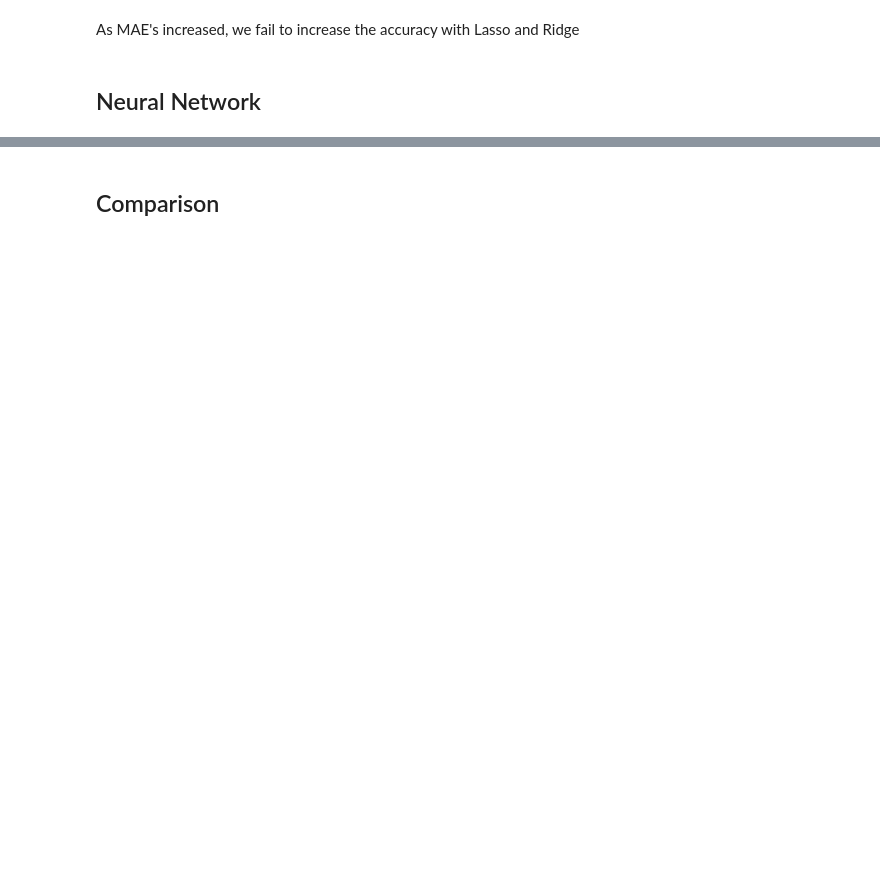
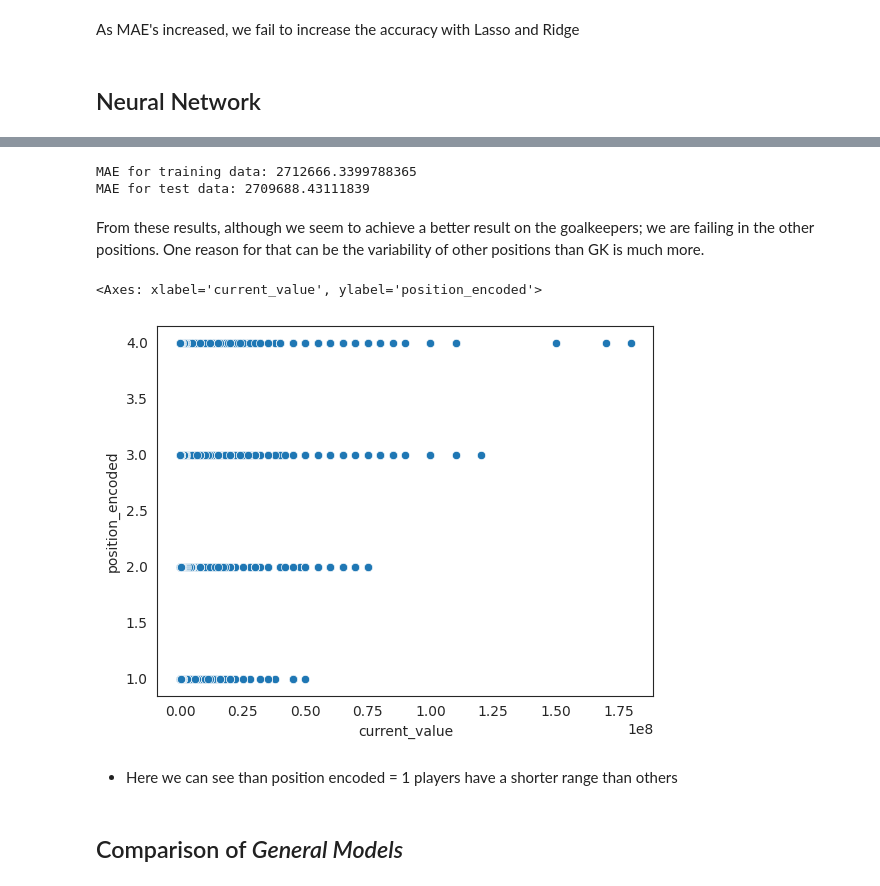
Before and after one commit to kaanbaycan/IE-423-Forecasting-Tasks, a Jupyter notebook: IE_423_Task_1.ipynb, the cells around one changed output, grey strips where cells are left out. Drawn from its saved outputs; the diff is of its cells as text; code cells hidden in the pictures; blank space fills up the shorter version.

```diff
--- a/IE_423_Task_1.ipynb
+++ b/IE_423_Task_1.ipynb
@@ -878,5 +1272,21 @@ The best result we got comes from a 2 layered neural network with MAE: 1854457
+# %%
+print(f"MAE for training data: {mean_absolute_error(forwards_y_train, features_selected4.fit().predict(sm.add_constant(forwards_train[features4])))}")
+print(f"MAE for test data: {mean_absolute_error(forwards_y_test, features_selected4.fit().predict(sm.add_constant(forwards_test[features4])))}")
+# %% [output]
+MAE for training data: 2712666.3399788365
+MAE for test data: 2709688.43111839
+# %% [markdown]
+From these results, although we seem to achieve a better result on the goalkeepers; we are failing in the other positions. One reason for that can be the variability of other positions than GK is much more.
+# %%
+#scatter the current values based on the positions
+sns.scatterplot(data = df_new, x = "current_value", y = "position_encoded")
+# %% [output]
+<Axes: xlabel='current_value', ylabel='position_encoded'>
+[figure, added]
+# %% [markdown]
+* Here we can see than position encoded = 1 players have a shorter range than others
 # %% [markdown]
-## Comparison
+## Comparison of *General Models*
 # %%
 #Lets compare the MAE's of different models and plot
 models = ["Linear Regression", "Stepwise Regression", "Ridge Regression", "Lasso Regression", "Neural Network"]
```
Also changed, not shown: parts of 49 cells of this notebook.
